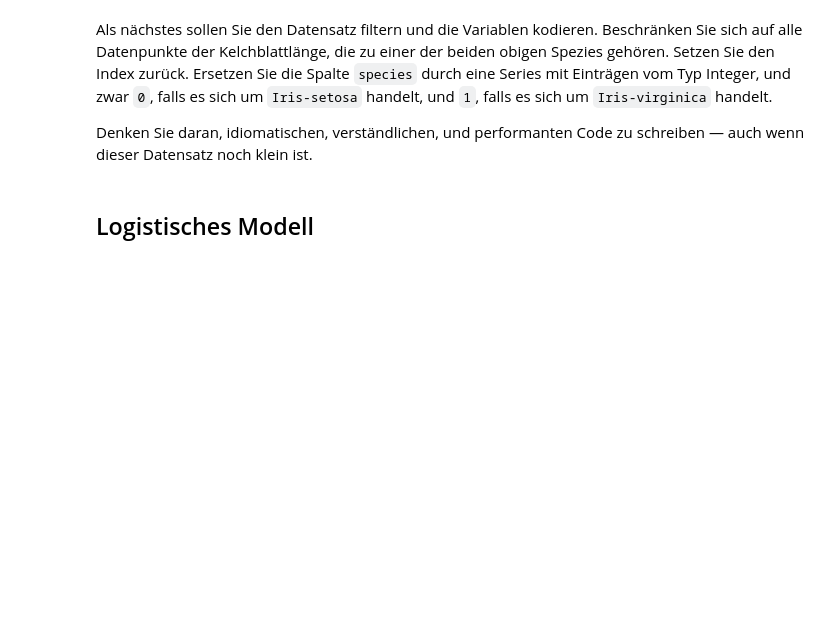
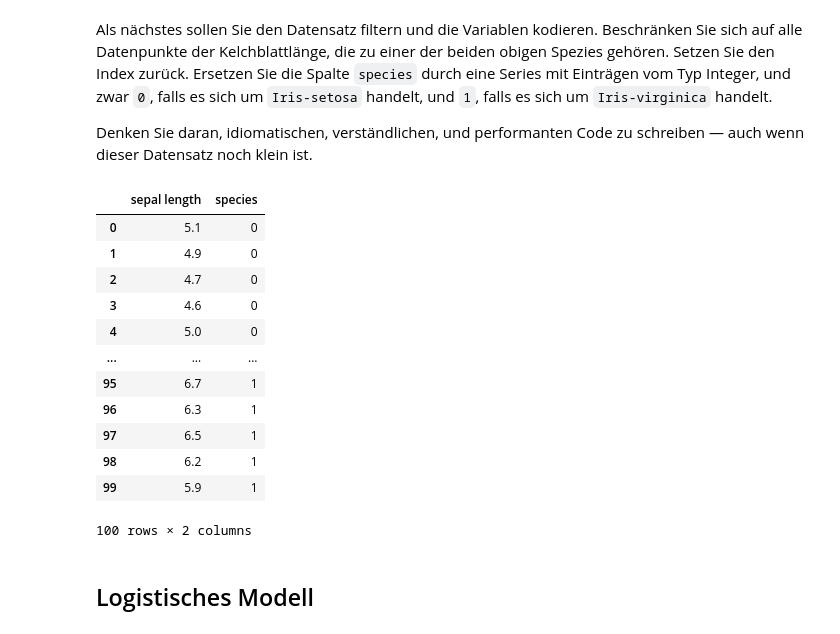
Before and after one commit to TimJoest/Datascience_2, a Jupyter notebook: MNM/Hausaufgaben/5_models/Logistisches_Modell.ipynb, the cells around one changed output. Cells and saved outputs as stored; diff of their text form; code cells hidden in the pictures; blank space fills up the shorter version.

```diff
--- a/MNM/Hausaufgaben/5_models/Logistisches_Modell.ipynb
+++ b/MNM/Hausaufgaben/5_models/Logistisches_Modell.ipynb
@@ -41,7 +68,33 @@ Als nächstes sollen Sie den Datensatz filtern und die Variablen kodieren. Besch
 
 Denken Sie daran, idiomatischen, verständlichen, und performanten Code zu schreiben — auch wenn dieser Datensatz noch klein ist.
 # %%
-...
+sepal_series = df_iris.loc[df_iris.species.isin(species), [quantity, 'species']].reset_index(drop=True)
+sepal_series = (
+    sepal_series
+    .assign(
+        species = (
+            sepal_series
+            .species
+            .cat.remove_unused_categories()
+            .cat.codes
+        )
+    )
+)
+sepal_series
+# %% [output]
+|  | sepal length | species |
+| 0 | 5.1 | 0 |
+| 1 | 4.9 | 0 |
+| 2 | 4.7 | 0 |
+| 3 | 4.6 | 0 |
+| 4 | 5.0 | 0 |
+| ... | ... | ... |
+| 95 | 6.7 | 1 |
+| 96 | 6.3 | 1 |
+| 97 | 6.5 | 1 |
+| 98 | 6.2 | 1 |
+| 99 | 5.9 | 1 |
+100 rows × 2 columns
 # %% [markdown]
 ## Logistisches Modell
 # %% [markdown]
```
Also changed, not shown: parts of 6 cells of this notebook, 2 other files.
